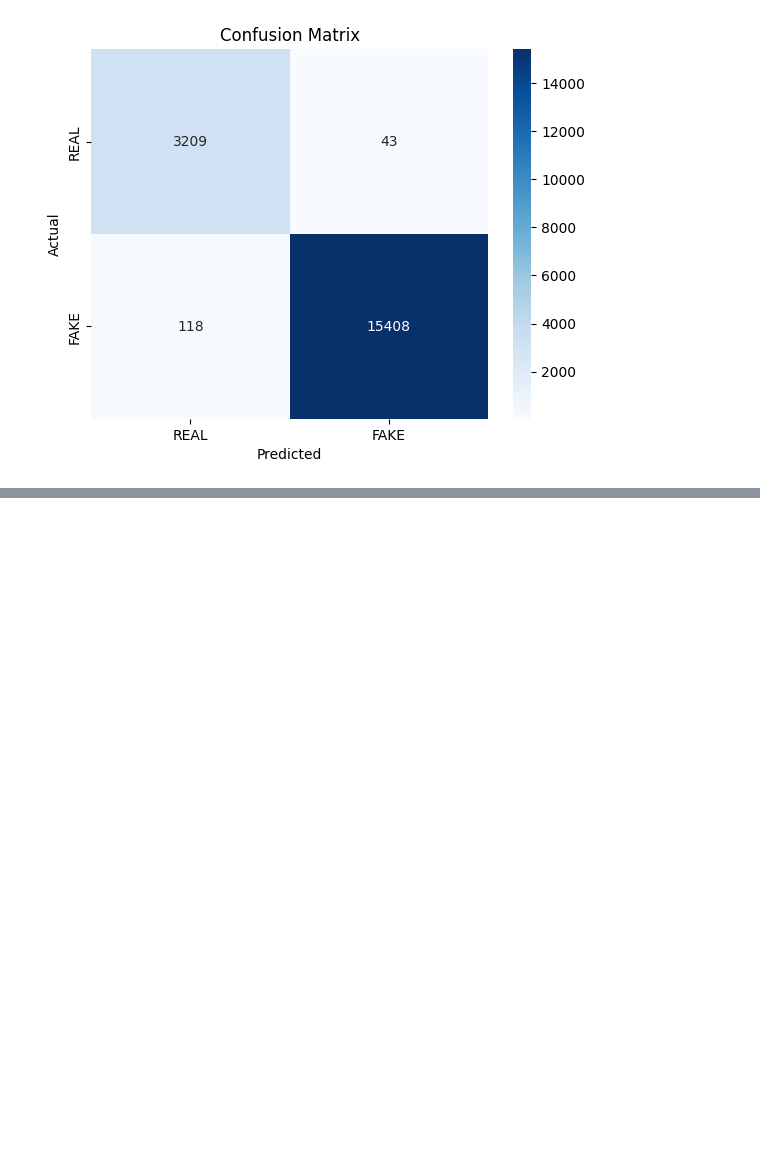
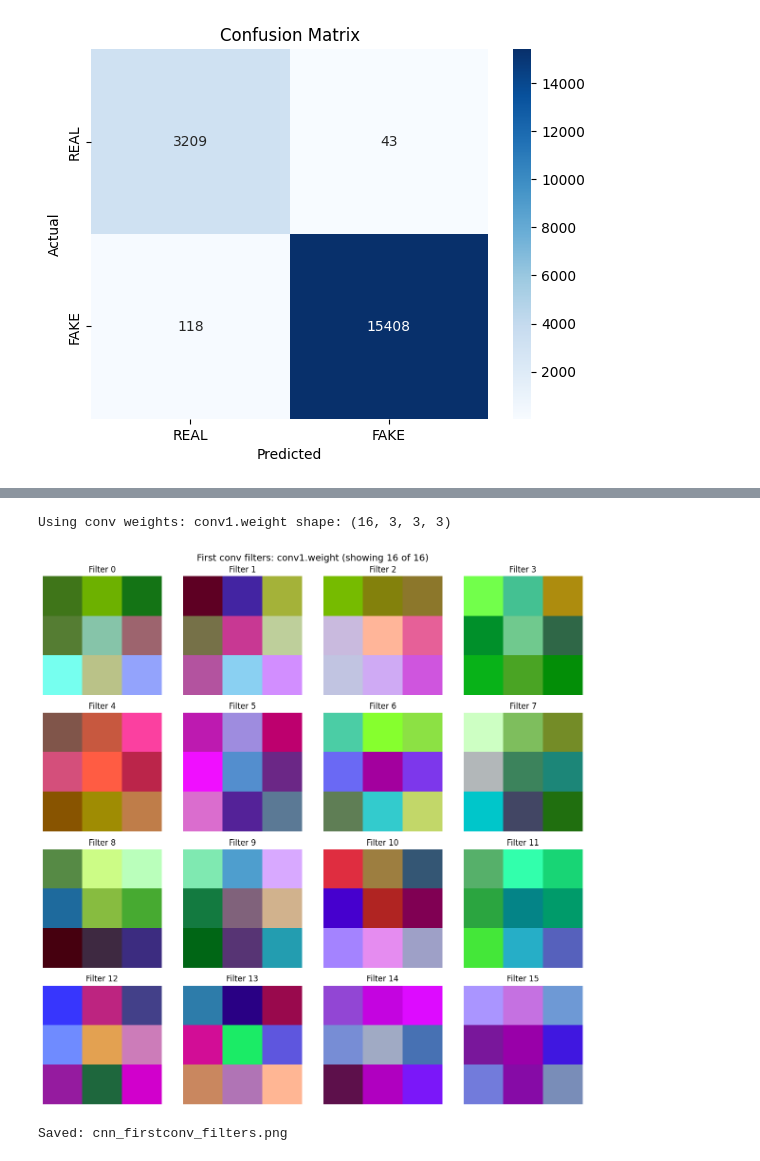
Before and after one commit to shaniaakhan21/multimodal-deepfake-detection, a Jupyter notebook: revealed.ipynb, the cells around one changed output, grey strips where cells are left out. Drawn from its saved outputs; the diff is of its cells as text; code cells hidden in the pictures; blank space fills up the shorter version.

```diff
--- a/revealed.ipynb
+++ b/revealed.ipynb
@@ -392,0 +800,65 @@ torch.save(model.state_dict(), "revealed_deepfake_detector.pth")
+# %%
+import torch
+import matplotlib.pyplot as plt
+import numpy as np
+from collections import OrderedDict
+
+MODEL_STATE_PATH = "best_model.pth"
+MAX_FILTERS = 32       # how many filters to show
+OUTPUT_FILE  = "cnn_firstconv_filters.png"
+
+state = torch.load(MODEL_STATE_PATH, map_location="cpu")
+if not isinstance(state, OrderedDict):
+    raise RuntimeError("Need a state_dict (.pth with weights only) for this cell.")
+
+# Try to find a 4D conv weight tensor: [out_channels, in_channels, kH, kW]
+conv_candidates = [(k, v) for k, v in state.items() if isinstance(v, torch.Tensor) and v.ndim == 4]
+if not conv_candidates:
+    raise RuntimeError("No 4D tensors found. Cannot locate a conv weight in this state_dict.")
+
+# Heuristic: pick the smallest 'first' conv by name or out_channels
+conv_candidates.sort(key=lambda kv: (kv[1].shape[0], kv[0]))  # sort by out_channels then name
+first_key, W = conv_candidates[0]
+print("Using conv weights:", first_key, "shape:", tuple(W.shape))  # e.g., (16, 3, 3, 3)
+
+W = W.detach().cpu()  # [C_out, C_in, kH, kW]
+C_out, C_in, kH, kW = W.shape
+show = min(C_out, MAX_FILTERS)
+
+# Normalize each filter for display
+def norm01(x):
+    x = x - x.min()
+    x = x / (x.max() + 1e-8)
+    return x
+
+cols = int(np.ceil(np.sqrt(show)))
+rows = int(np.ceil(show / cols))
+fig, axes = plt.subplots(rows, cols, figsize=(3*cols, 3*rows))
+axes = np.atleast_1d(axes).ravel()
+
+for i in range(rows * cols):
+    ax = axes[i]
+    if i < show:
+        ker = W[i]  # [C_in, kH, kW]
+        if C_in == 3:
+            # Convert to HxWx3 for visualization
+            img = ker.permute(1,2,0).numpy()
+            img = norm01(img)
+            ax.imshow(img)
+        else:
+            # Show the first input-channel slice as grayscale
+            img = ker[0].numpy()
+            img = norm01(img)
+            ax.imshow(img, cmap="viridis")
+        ax.set_title(f"Filter {i}")
+    ax.axis("off")
+
+plt.suptitle(f"First conv filters: {first_key} (showing {show} of {C_out})", fontsize=14)
+plt.tight_layout()
+plt.show()
+fig.savefig(OUTPUT_FILE, dpi=300, bbox_inches="tight")
+print(f"Saved: {OUTPUT_FILE}")
+# %% [output]
+Using conv weights: conv1.weight shape: (16, 3, 3, 3)
+[figure, added]
+Saved: cnn_firstconv_filters.png
```
Also changed, not shown: parts of 23 cells of this notebook, 11 other files.
